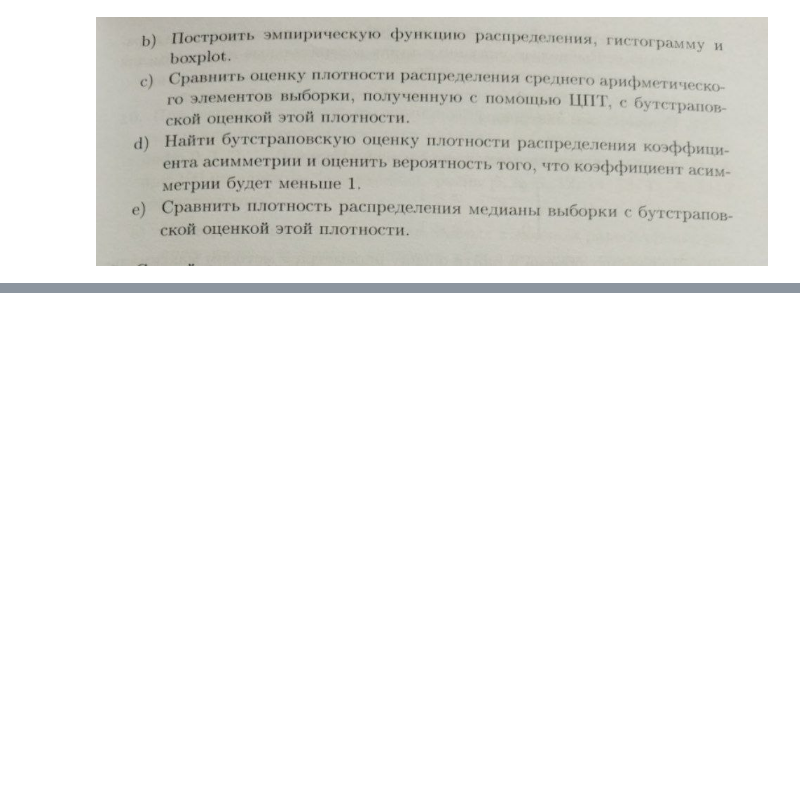
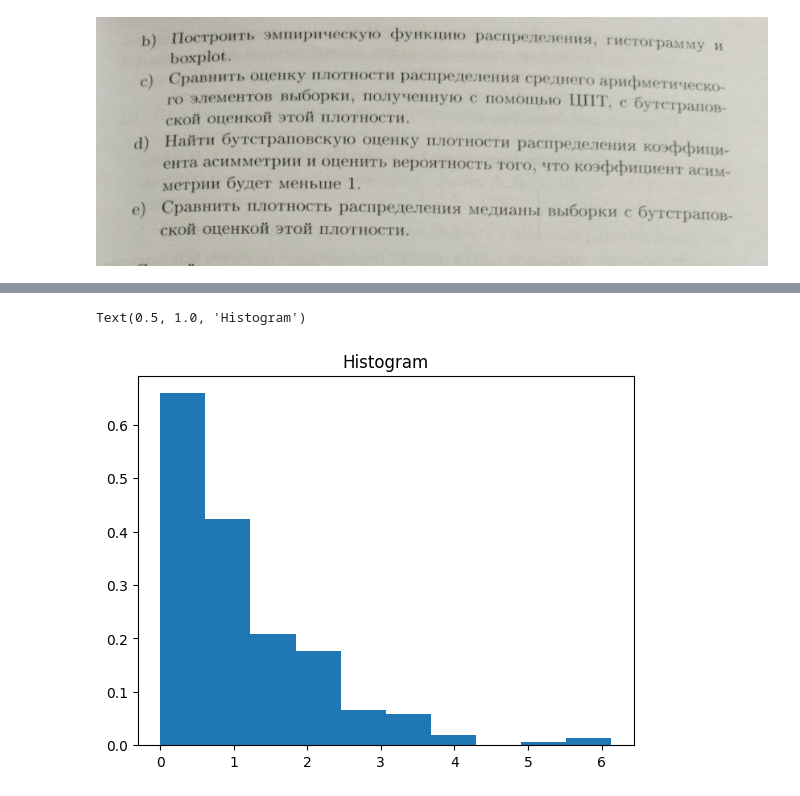
Before and after one commit to Salnikova-Lida/Math_stat_2025_spring, a Jupyter notebook: assignment_1/task2.ipynb, the cells around one changed output, grey strips where cells are left out. Saved outputs shown, nothing was run; the diff lists cells and outputs as text; code cells hidden in the pictures; blank space fills up the shorter version.

```diff
--- a/assignment_1/task2.ipynb
+++ b/assignment_1/task2.ipynb
@@ -9,0 +37,19 @@ Image("images/photo_5350494331657645186_y.jpg")
+# %%
+# a)
+var_series = sorted(sample)
+l = var_series[-1] - var_series[0]
+mediana = var_series[n//2+1] if n % 2 == 1 else (var_series[k] + var_series[k-1])/2
+counter = [var_series.count(var_series[i]) for i in range(n)]
+moda = []
+for i in range(n):
+    if counter[i] == max(counter):
+        moda.append(var_series[i])
+
+def M_k(var_series, k):
+    arr = np.array(var_series)
+    return np.sum((arr - arr.mean())**k)/arr.size
+
+assym = M_k(var_series, 3) / (M_k(var_series, 2) ** (1.5))
+print("Мода: ", moda, "\nМедиана: ", mediana, "\nРазмах: ", l, "\nОценка коэффициента ассиметрии: ", assym)
+print(M_k(var_series, 1))
+print(M_k(var_series, 2))
@@ -9,0 +63,8 @@ Image("images/photo_5350494331657645186_y.jpg")
+# %%
+# b)
+import matplotlib.pyplot as plt
+plt.hist(var_series, 10, density=True)
+plt.title("Histogram")
+# %% [output]
+Text(0.5, 1.0, 'Histogram')
+[figure, added]
```
Also changed, not shown: parts of 6 cells of this notebook.
